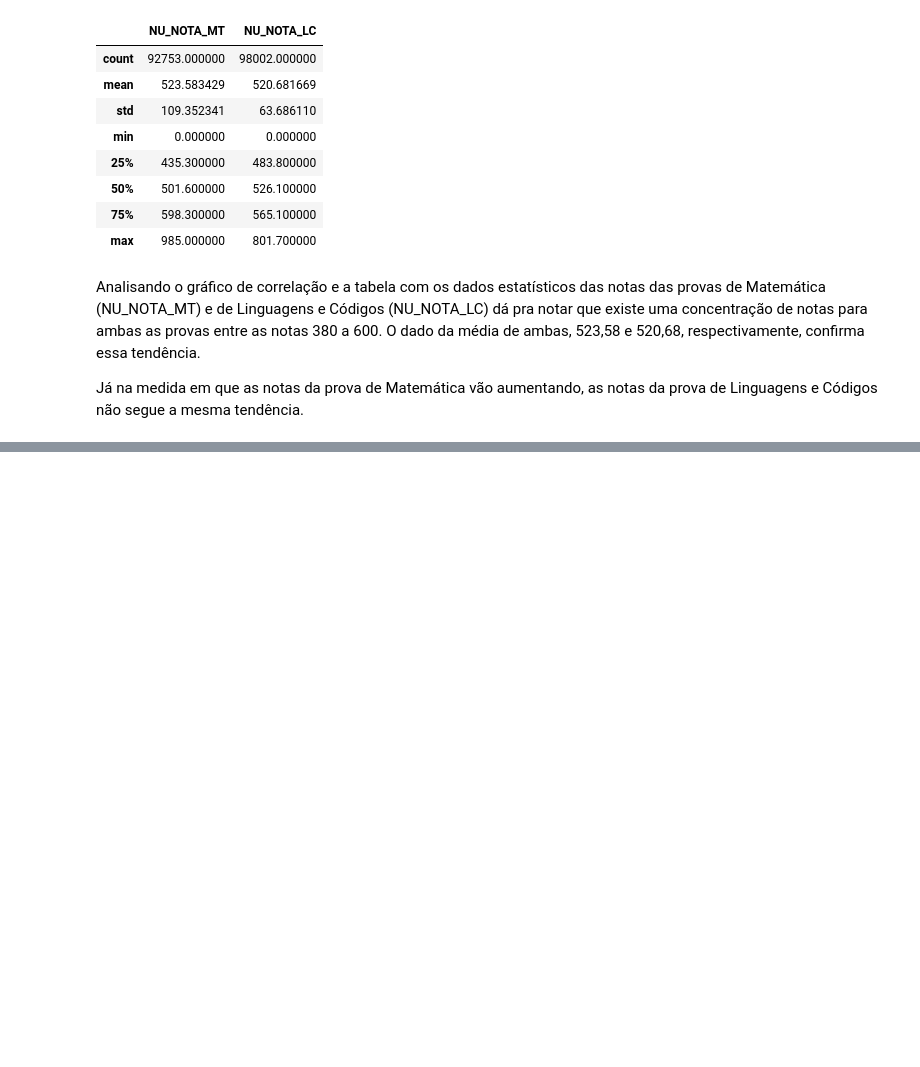
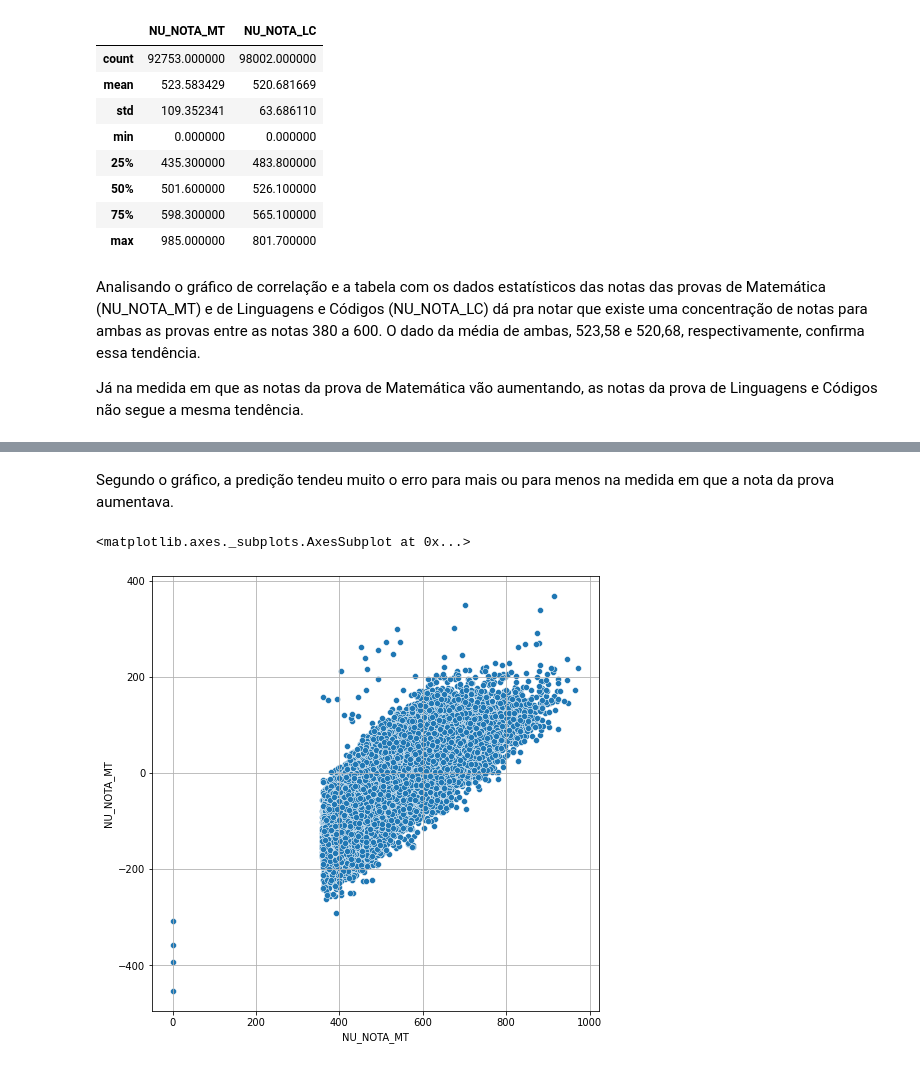
Before and after one commit to marielitonmb/Imers-o-de-Dados, a Jupyter notebook: Imersão_Dados_Alura.ipynb, the cells around one changed output, grey strips where cells are left out. Cells and saved outputs as stored; diff of their text form; code cells hidden in the pictures; blank space fills up the shorter version.

```diff
--- a/Imersão_Dados_Alura.ipynb
+++ b/Imersão_Dados_Alura.ipynb
@@ -875,0 +970,10 @@ Já na medida em que as notas da prova de Matemática vão aumentando, as notas
+# %% [markdown]
+Segundo o gráfico, a predição tendeu muito o erro para mais ou para menos na medida em que a nota da prova aumentava.
+# %%
+plt.figure(figsize=(8, 8))
+plt.grid()
+sns.scatterplot(x=y_teste, y=y_teste - predicoes_matematica)
+# visualização do erro entre os dados reais e a predição
+# %% [output]
+<matplotlib.axes._subplots.AxesSubplot at 0x...>
+[figure, added]
```
Also changed, not shown: parts of 51 cells of this notebook, 1 other file.
